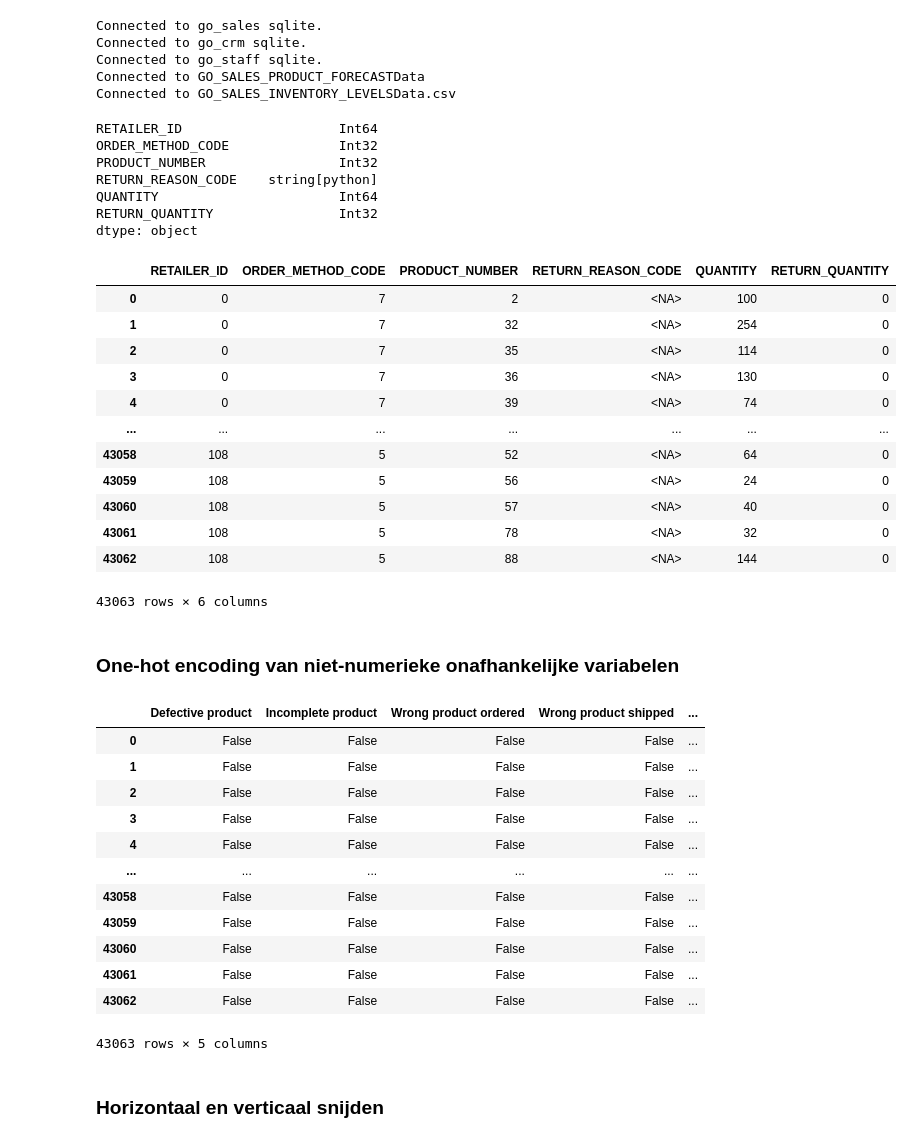
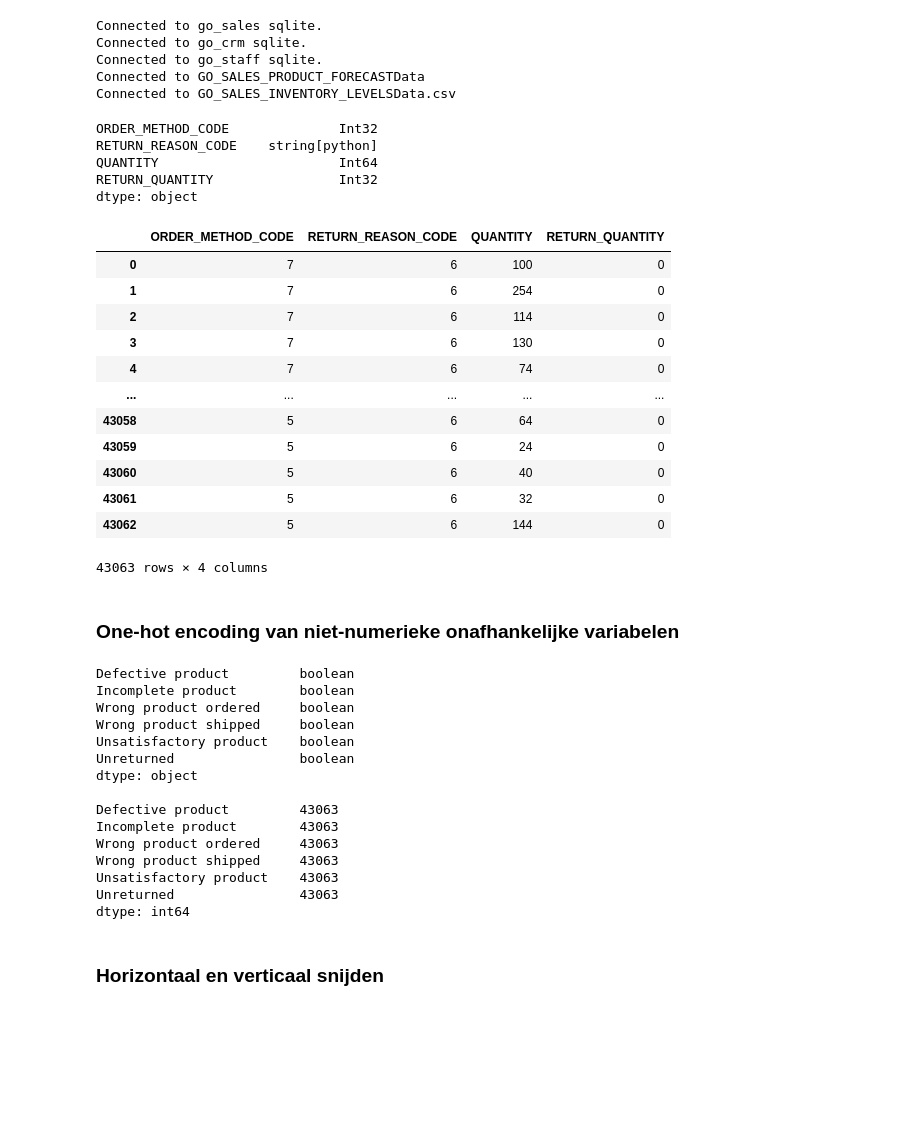
Before and after one commit to DKnightAnon/DEDS_repository, a Jupyter notebook: Week 8/Practicum_8.2_Classificatiemodellen.ipynb, the cells around one changed output. Drawn from its saved outputs; the diff is of its cells as text; code cells hidden in the pictures; blank space fills up the shorter version.

```diff
--- a/Week 8/Practicum_8.2_Classificatiemodellen.ipynb
+++ b/Week 8/Practicum_8.2_Classificatiemodellen.ipynb
@@ -108,52 +108,50 @@ dataset = pd.merge(dataset, returned_item, left_on="ORDER_DETAIL_CODE", how="lef
 
 dataset["RETAILER_ID"] = pd.factorize(dataset['RETAILER_NAME'].tolist())[0]
 
 dataset = dataset.loc[:, [
-    "RETAILER_ID",
+    # "RETAILER_ID",
     # "ORDER_DATE",
     # "RETURN_DATE",
     "ORDER_METHOD_CODE",
-    "PRODUCT_NUMBER",
+    # "PRODUCT_NUMBER",
     "RETURN_REASON_CODE",
     "QUANTITY",
     "RETURN_QUANTITY"
     ]]
 
-dataset["PRODUCT_NUMBER"] = dataset["PRODUCT_NUMBER"].astype(int)
+# dataset["PRODUCT_NUMBER"] = dataset["PRODUCT_NUMBER"].astype(int)
 dataset["ORDER_METHOD_CODE"] = dataset["ORDER_METHOD_CODE"].astype(int)
 # dataset["ORDER_DATE"] = pd.to_datetime(dataset["ORDER_DATE"])
 # dataset["RETURN_DATE"] = pd.to_datetime(dataset["RETURN_DATE"])
-# dataset["RETURN_REASON_CODE"] = dataset["RETURN_REASON_CODE"].astype(int)
+dataset["RETURN_REASON_CODE"] = dataset["RETURN_REASON_CODE"].fillna(6).astype(str)
 dataset["RETURN_QUANTITY"] = dataset["RETURN_QUANTITY"].fillna(0).astype(int)
 # dataset["RETURN_QUANTITY"] = dataset["RETURN_QUANTITY"].astype(float)
 
 
 dataset = dataset.convert_dtypes()
 print(dataset.dtypes)
 dataset
 
 # display(dataset.loc[(dataset["RETURN_QUANTIY"]>0),:])
 # %% [output]
-RETAILER_ID                    Int64
 ORDER_METHOD_CODE              Int32
-PRODUCT_NUMBER                 Int32
 RETURN_REASON_CODE    string[python]
 QUANTITY                       Int64
 RETURN_QUANTITY                Int32
 dtype: object
-|  | RETAILER_ID | ORDER_METHOD_CODE | PRODUCT_NUMBER | RETURN_REASON_CODE | QUANTITY | RETURN_QUANTITY |
-| 0 | 0 | 7 | 2 | <NA> | 100 | 0 |
-| 1 | 0 | 7 | 32 | <NA> | 254 | 0 |
-| 2 | 0 | 7 | 35 | <NA> | 114 | 0 |
-| 3 | 0 | 7 | 36 | <NA> | 130 | 0 |
-| 4 | 0 | 7 | 39 | <NA> | 74 | 0 |
-| ... | ... | ... | ... | ... | ... | ... |
-| 43058 | 108 | 5 | 52 | <NA> | 64 | 0 |
-| 43059 | 108 | 5 | 56 | <NA> | 24 | 0 |
-| 43060 | 108 | 5 | 57 | <NA> | 40 | 0 |
-| 43061 | 108 | 5 | 78 | <NA> | 32 | 0 |
-| 43062 | 108 | 5 | 88 | <NA> | 144 | 0 |
+|  | ORDER_METHOD_CODE | RETURN_REASON_CODE | QUANTITY | RETURN_QUANTITY |
+| 0 | 7 | 6 | 100 | 0 |
+| 1 | 7 | 6 | 254 | 0 |
+| 2 | 7 | 6 | 114 | 0 |
+| 3 | 7 | 6 | 130 | 0 |
+| 4 | 7 | 6 | 74 | 0 |
+| ... | ... | ... | ... | ... |
+| 43058 | 5 | 6 | 64 | 0 |
+| 43059 | 5 | 6 | 24 | 0 |
+| 43060 | 5 | 6 | 40 | 0 |
+| 43061 | 5 | 6 | 32 | 0 |
+| 43062 | 5 | 6 | 144 | 0 |
-43063 rows × 6 columns
+43063 rows × 4 columns
 # %% [markdown]
 ### One-hot encoding van niet-numerieke onafhankelijke variabelen
 # %%
@@ -164,26 +162,29 @@ dummies_dataframe = dummies_dataframe.rename(columns= {
     "RETURN_REASON_CODE_2" : "Incomplete product",
     "RETURN_REASON_CODE_3" : "Wrong product ordered",
     "RETURN_REASON_CODE_4" : "Wrong product shipped",
-    "RETURN_REASON_CODE_5" : "Unsatisfactory product"
+    "RETURN_REASON_CODE_5" : "Unsatisfactory product",
+    "RETURN_REASON_CODE_6" : "Unreturned"
  })
 
 
 
-dummies_dataframe
+print(f"{dummies_dataframe.dtypes}\n\n{dummies_dataframe.count()}")
 # %% [output]
-|  | Defective product | Incomplete product | Wrong product ordered | Wrong product shipped | ... |
-| 0 | False | False | False | False | ... |
-| 1 | False | False | False | False | ... |
-| 2 | False | False | False | False | ... |
-| 3 | False | False | False | False | ... |
-| 4 | False | False | False | False | ... |
-| ... | ... | ... | ... | ... | ... |
-| 43058 | False | False | False | False | ... |
-| 43059 | False | False | False | False | ... |
-| 43060 | False | False | False | False | ... |
-| 43061 | False | False | False | False | ... |
-| 43062 | False | False | False | False | ... |
-43063 rows × 5 columns
+Defective product         boolean
+Incomplete product        boolean
+Wrong product ordered     boolean
+Wrong product shipped     boolean
+Unsatisfactory product    boolean
+Unreturned                boolean
+dtype: object
+
+Defective product         43063
+Incomplete product        43063
+Wrong product ordered     43063
+Wrong product shipped     43063
+Unsatisfactory product    43063
+Unreturned                43063
+dtype: int64
 # %% [markdown]
 ### Horizontaal en verticaal snijden
 # %%
```
Also changed, not shown: parts of 15 cells of this notebook, 2 other files.
